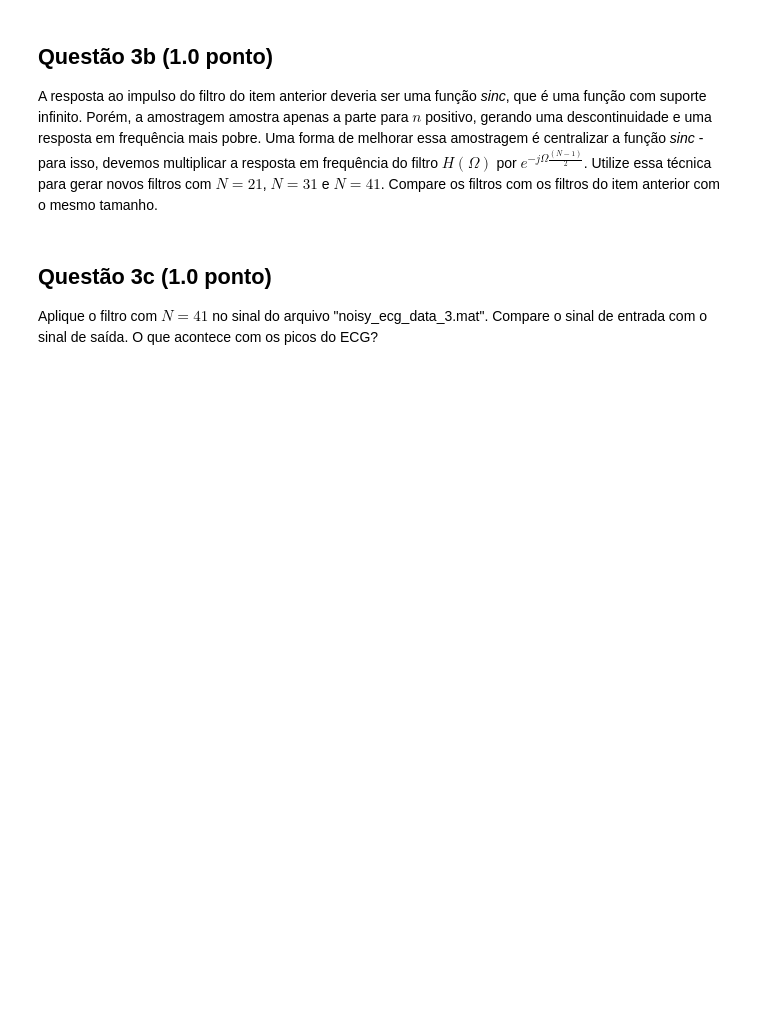
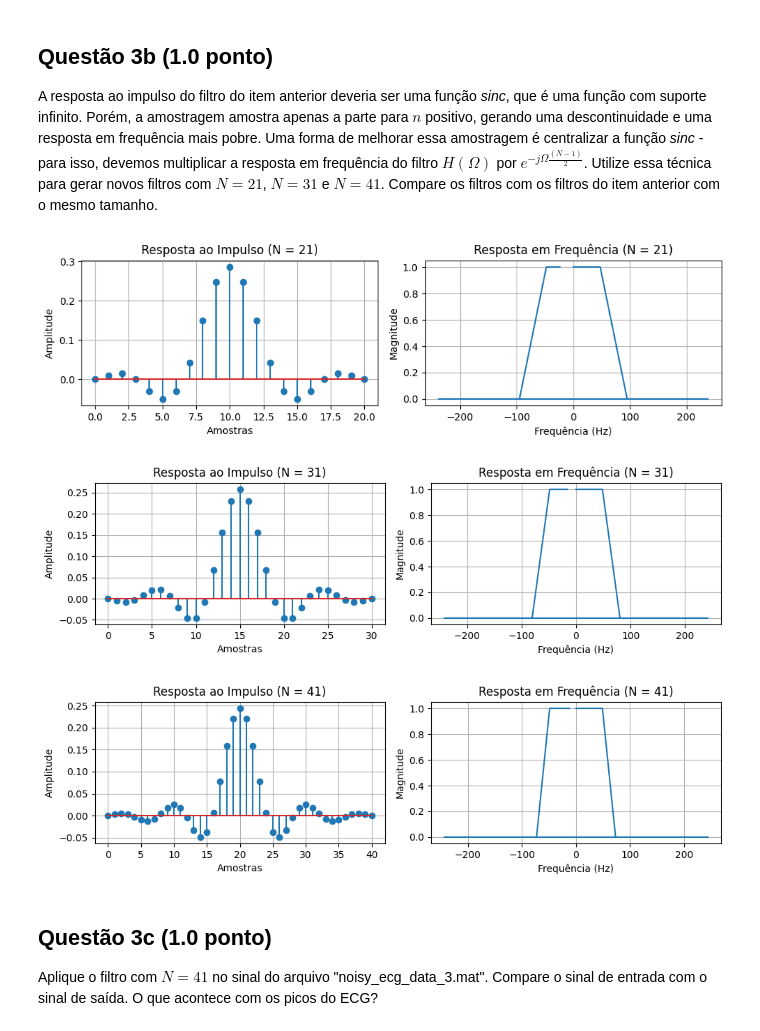
Before and after one commit to leopcortes/unb, a Jupyter notebook: sstd/Projeto4/projeto4.ipynb, the cells around one changed output. Drawn from its saved outputs; the diff is of its cells as text; code cells hidden in the pictures; blank space fills up the shorter version.

```diff
--- a/sstd/Projeto4/projeto4.ipynb
+++ b/sstd/Projeto4/projeto4.ipynb
@@ -257,3 +337,81 @@ A resposta ao impulso do filtro do item anterior deveria ser uma função *sinc*
+# %%
+#Resposta da questão 3b
+def filtro_fir_centralizado(fs, fc, N):
+	freq = np.linspace(0, fs/2, int(N/2) + 1)
+	resposta_mag_desejada = np.ones(len(freq))
+	resposta_mag_desejada[freq > fc] = 0
+	resposta_mag = np.concatenate((resposta_mag_desejada, resposta_mag_desejada[-2::-1]))
+
+	freq = np.fft.fftfreq(N, d=1/fs)
+	resposta_mag = resposta_mag * np.exp(-1j * 2 * np.pi * freq * (int((N-1)/2)) / fs)
+	resposta_mag = np.clip(resposta_mag, -1, 1)
+	h = np.fft.ifft(resposta_mag).real
+
+	return h, freq
+
+fs = 500
+fc = 50
+
+N = 21
+h, freq = filtro_fir_centralizado(fs, fc, N)
+fig, ax = plt.subplots(1, 2, figsize=(10, 3))
+
+ax[0].stem(h)
+ax[0].set_title(f'Resposta ao Impulso (N = {N})')
+ax[0].set_xlabel('Amostras')
+ax[0].set_ylabel('Amplitude')
+ax[0].grid()
+
+ax[1].plot(freq, np.abs(np.fft.fft(h)[:len(freq)]))
+ax[1].set_title(f'Resposta em Frequência (N = {N})')
+ax[1].set_xlabel('Frequência (Hz)')
+ax[1].set_ylabel('Magnitude')
+ax[1].grid()
+
+plt.tight_layout()
+plt.show()
+
+N = 31
+h, freq = filtro_fir_centralizado(fs, fc, N)
+fig, ax = plt.subplots(1, 2, figsize=(10, 3))
+
+ax[0].stem(h)
+ax[0].set_title(f'Resposta ao Impulso (N = {N})')
+ax[0].set_xlabel('Amostras')
+ax[0].set_ylabel('Amplitude')
+ax[0].grid()
+
+ax[1].plot(freq, np.abs(np.fft.fft(h)[:len(freq)]))
+ax[1].set_title(f'Resposta em Frequência (N = {N})')
+ax[1].set_xlabel('Frequência (Hz)')
+ax[1].set_ylabel('Magnitude')
+ax[1].grid()
+
+plt.tight_layout()
+plt.show()
+
+N = 41
+h, freq = filtro_fir_centralizado(fs, fc, N)
+fig, ax = plt.subplots(1, 2, figsize=(10, 3))
+
+ax[0].stem(h)
+ax[0].set_title(f'Resposta ao Impulso (N = {N})')
+ax[0].set_xlabel('Amostras')
+ax[0].set_ylabel('Amplitude')
+ax[0].grid()
+
+ax[1].plot(freq, np.abs(np.fft.fft(h)[:len(freq)]))
+ax[1].set_title(f'Resposta em Frequência (N = {N})')
+ax[1].set_xlabel('Frequência (Hz)')
+ax[1].set_ylabel('Magnitude')
+ax[1].grid()
+
+plt.tight_layout()
+plt.show()
+# %% [output]
+[figure, added]
+[figure, added]
+[figure, added]
 # %% [markdown]
 ## Questão 3c (1.0  ponto)
 
```
Also changed, not shown: parts of 12 cells of this notebook.
